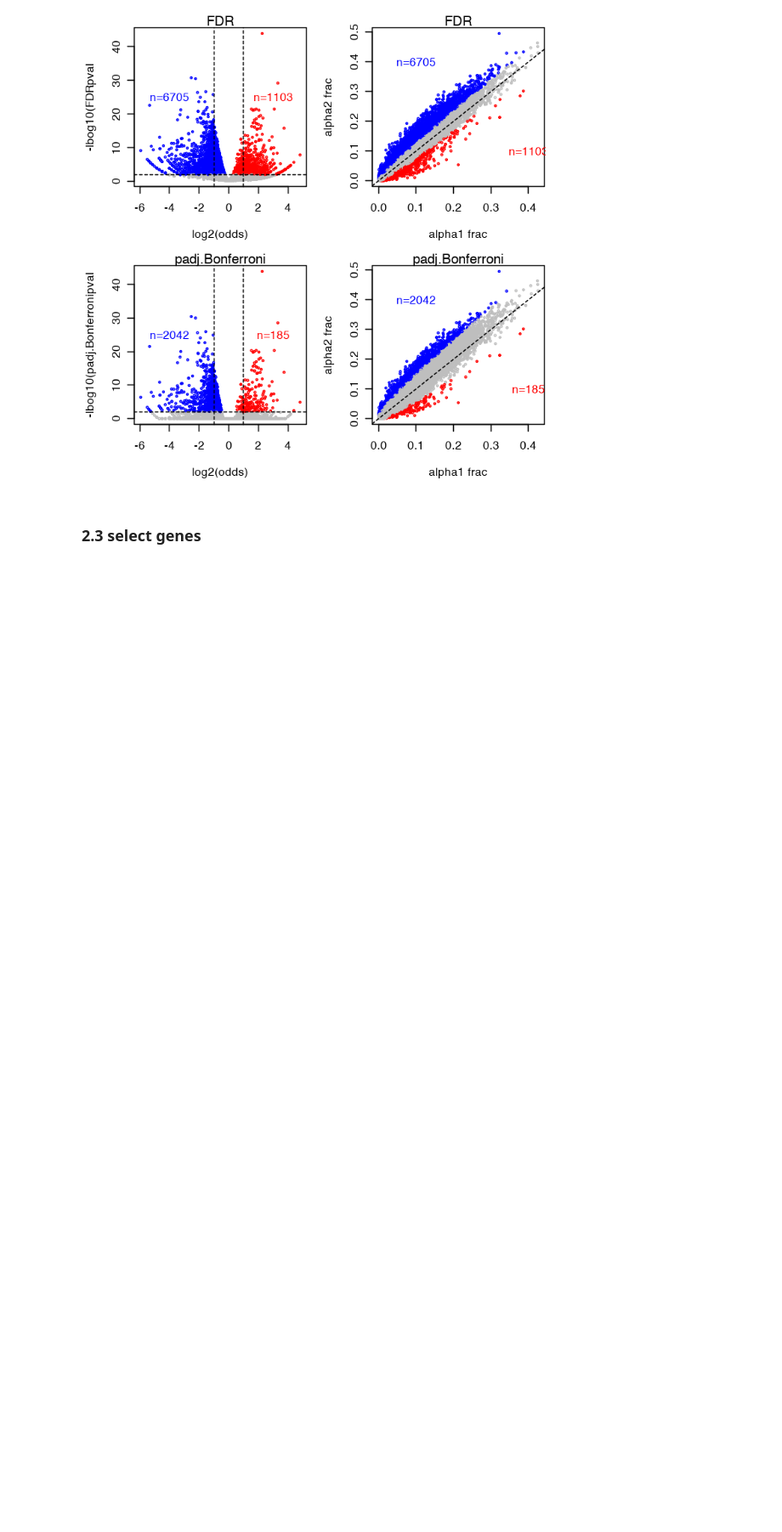
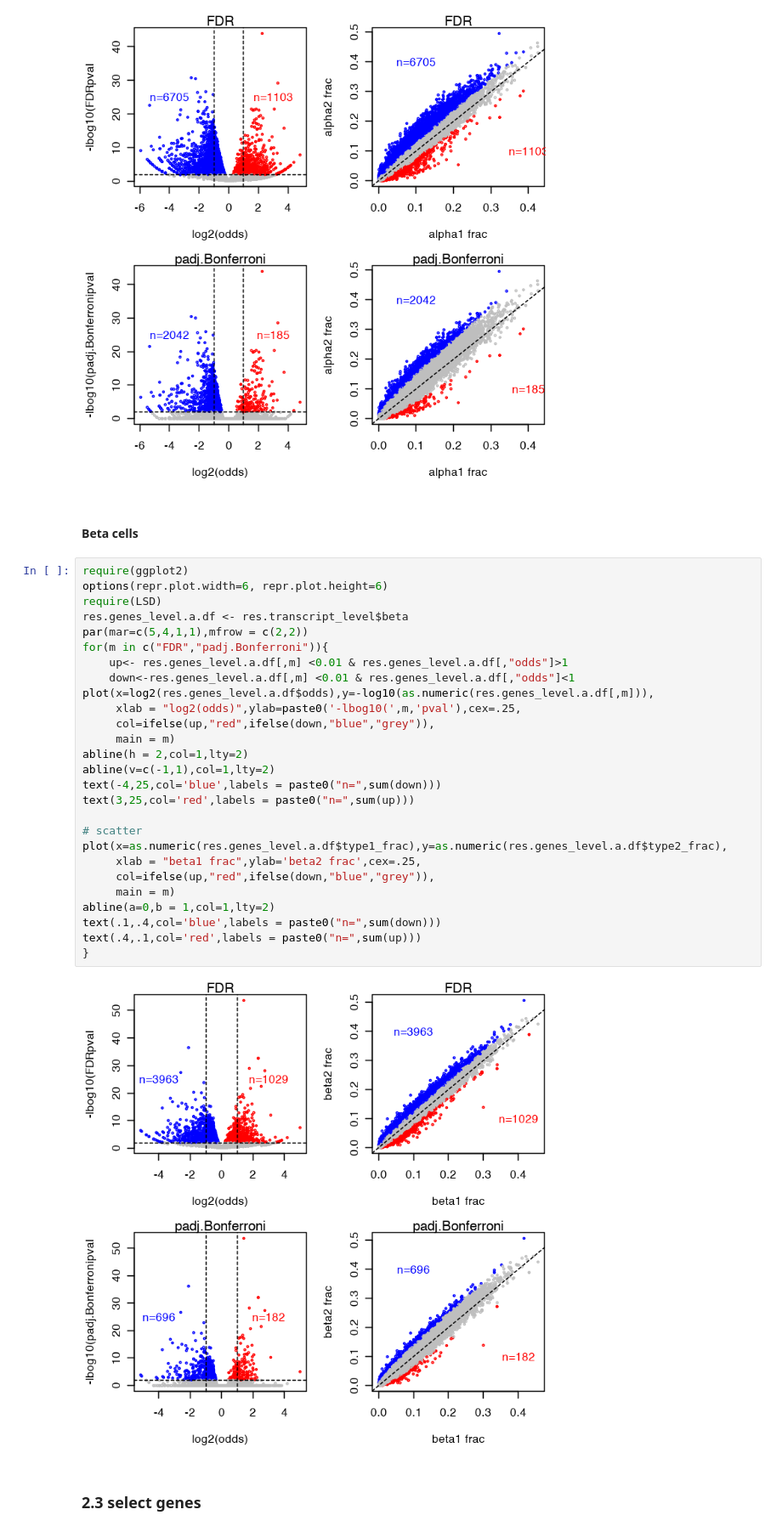
Before and after one commit to biomystery/islet_figs_motifs, a Jupyter notebook: multiple_promoter_transcript_level/Binary_comp_determine_threshold.ipynb, the cells around one changed output. Shown at 85% size. Drawn from its saved outputs; the diff is of its cells as text; blank space fills up the shorter version.

```diff
--- a/multiple_promoter_transcript_level/Binary_comp_determine_threshold.ipynb
+++ b/multiple_promoter_transcript_level/Binary_comp_determine_threshold.ipynb
@@ -114,6 +113,37 @@ text(.4,.1,col='red',labels = paste0("n=",sum(up)))
 }
 # %% [output]
 [figure]
+# %% [markdown]
+#### Beta cells
+# %%
+require(ggplot2)
+options(repr.plot.width=6, repr.plot.height=6)
+require(LSD)
+res.genes_level.a.df <- res.transcript_level$beta
+par(mar=c(5,4,1,1),mfrow = c(2,2))
+for(m in c("FDR","padj.Bonferroni")){
+    up<- res.genes_level.a.df[,m] <0.01 & res.genes_level.a.df[,"odds"]>1
+    down<-res.genes_level.a.df[,m] <0.01 & res.genes_level.a.df[,"odds"]<1
+plot(x=log2(res.genes_level.a.df$odds),y=-log10(as.numeric(res.genes_level.a.df[,m])),
+     xlab = "log2(odds)",ylab=paste0('-lbog10(',m,'pval'),cex=.25,
+     col=ifelse(up,"red",ifelse(down,"blue","grey")),
+     main = m)
+abline(h = 2,col=1,lty=2)
+abline(v=c(-1,1),col=1,lty=2)
+text(-4,25,col='blue',labels = paste0("n=",sum(down)))
+text(3,25,col='red',labels = paste0("n=",sum(up)))
+
+# scatter
+plot(x=as.numeric(res.genes_level.a.df$type1_frac),y=as.numeric(res.genes_level.a.df$type2_frac),
+     xlab = "beta1 frac",ylab='beta2 frac',cex=.25,
+     col=ifelse(up,"red",ifelse(down,"blue","grey")),
+     main = m)
+abline(a=0,b = 1,col=1,lty=2)
+text(.1,.4,col='blue',labels = paste0("n=",sum(down)))
+text(.4,.1,col='red',labels = paste0("n=",sum(up)))
+}
+# %% [output]
+[figure, added]
 # %% [markdown]
 ### 2.3 select genes
 # %%
```
Also changed, not shown: parts of 2 cells of this notebook, 1 other file.
